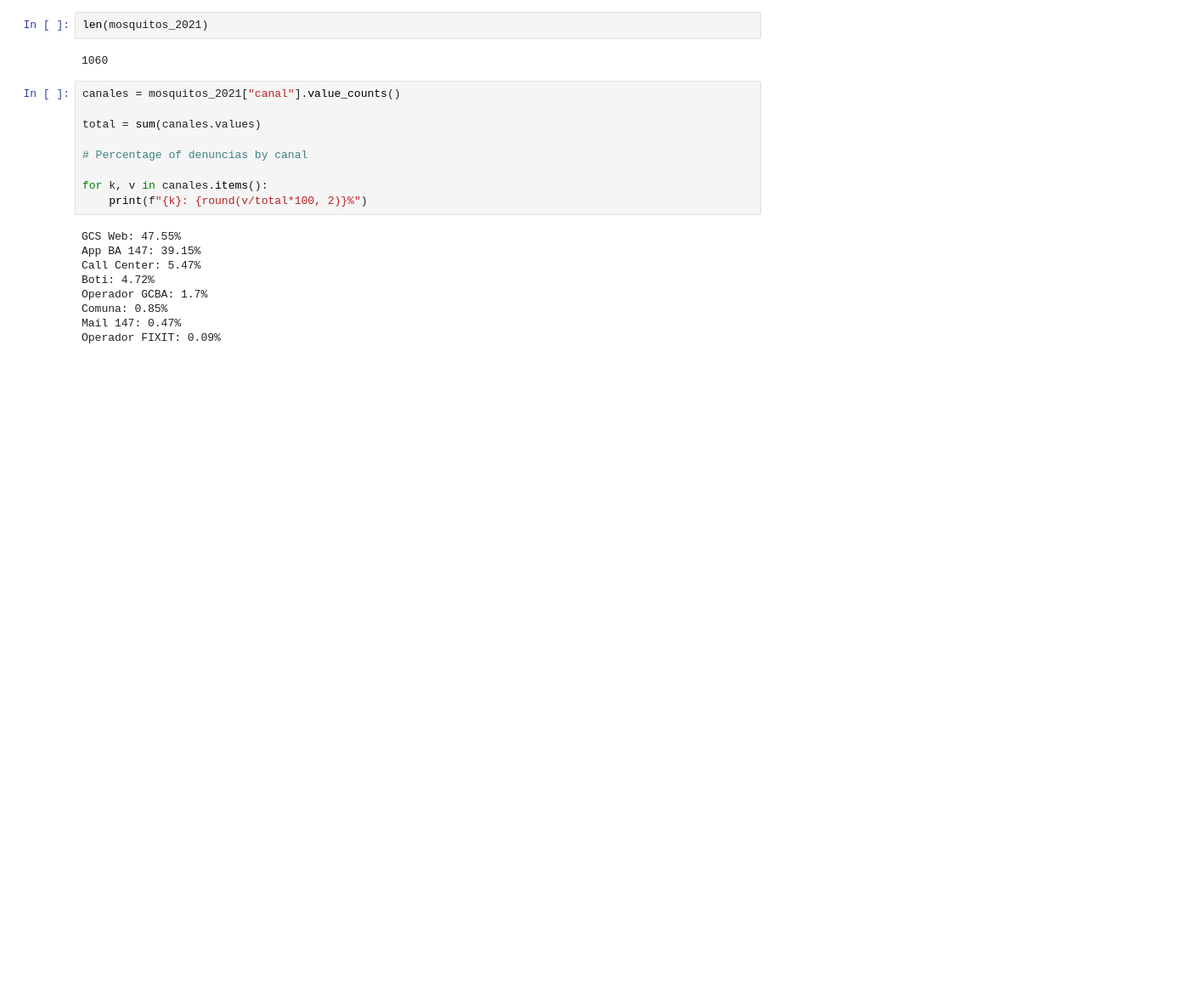
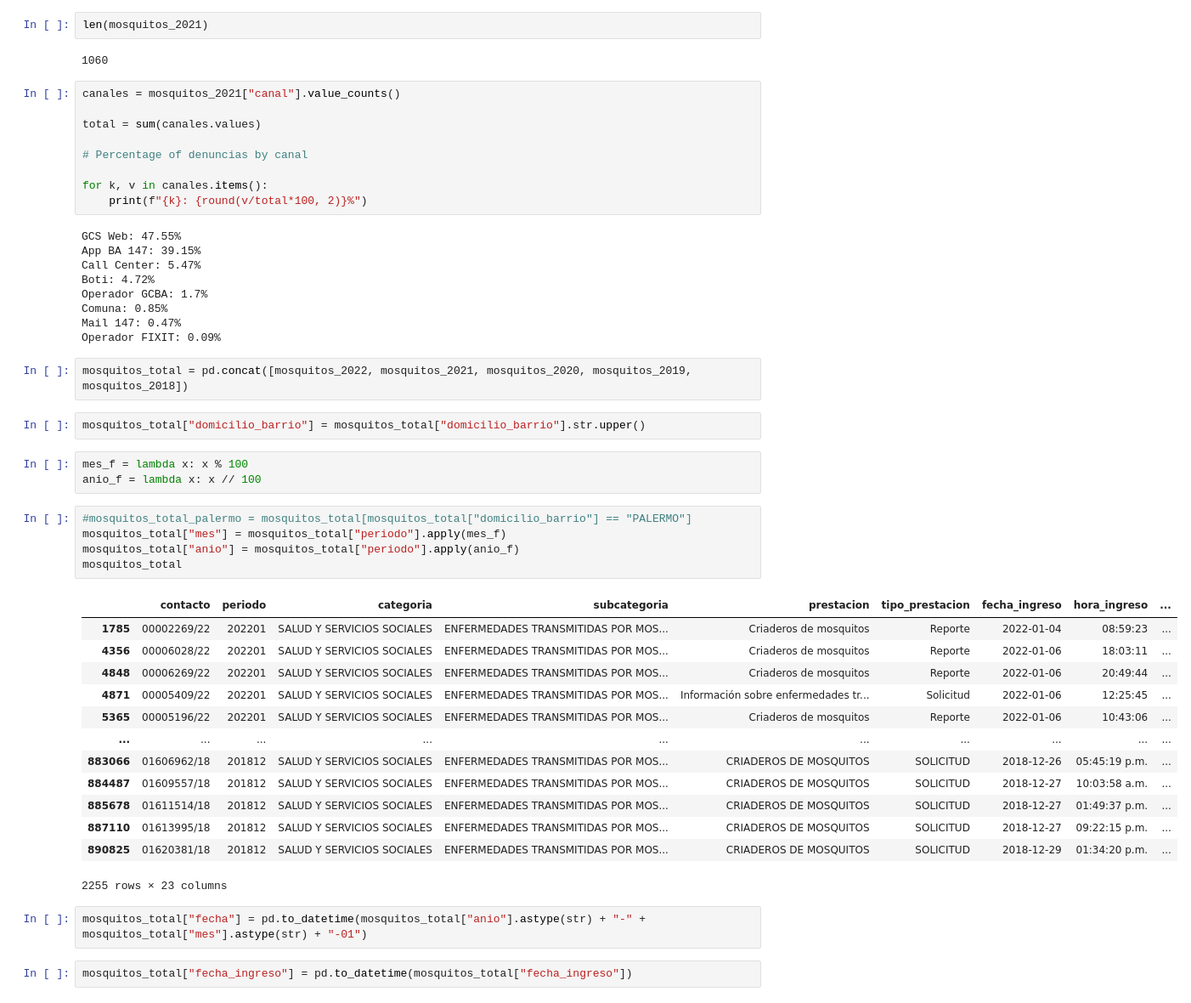
Before and after one commit to Luquish/vd_s1_parcial_mazzarello_pardo, a Jupyter notebook: data/proccessing.ipynb, the cells around one changed output. Shown at 85% size. Cells and saved outputs as stored; diff of their text form; blank space fills up the shorter version.

```diff
--- a/data/proccessing.ipynb
+++ b/data/proccessing.ipynb
@@ -179,3 +179,33 @@ Operador GCBA: 1.7%
 Comuna: 0.85%
 Mail 147: 0.47%
 Operador FIXIT: 0.09%
+# %%
+mosquitos_total = pd.concat([mosquitos_2022, mosquitos_2021, mosquitos_2020, mosquitos_2019, mosquitos_2018])
+# %%
+mosquitos_total["domicilio_barrio"] = mosquitos_total["domicilio_barrio"].str.upper()
+# %%
+mes_f = lambda x: x % 100
+anio_f = lambda x: x // 100
+# %%
+#mosquitos_total_palermo = mosquitos_total[mosquitos_total["domicilio_barrio"] == "PALERMO"]
+mosquitos_total["mes"] = mosquitos_total["periodo"].apply(mes_f)
+mosquitos_total["anio"] = mosquitos_total["periodo"].apply(anio_f)
+mosquitos_total
+# %% [output]
+|  | contacto | periodo | categoria | subcategoria | prestacion | tipo_prestacion | fecha_ingreso | hora_ingreso | ... |
+| 1785 | 00002269/22 | 202201 | SALUD Y SERVICIOS SOCIALES | ENFERMEDADES TRANSMITIDAS POR MOS... | Criaderos de mosquitos | Reporte | 2022-01-04 | 08:59:23 | ... |
+| 4356 | 00006028/22 | 202201 | SALUD Y SERVICIOS SOCIALES | ENFERMEDADES TRANSMITIDAS POR MOS... | Criaderos de mosquitos | Reporte | 2022-01-06 | 18:03:11 | ... |
+| 4848 | 00006269/22 | 202201 | SALUD Y SERVICIOS SOCIALES | ENFERMEDADES TRANSMITIDAS POR MOS... | Criaderos de mosquitos | Reporte | 2022-01-06 | 20:49:44 | ... |
+| 4871 | 00005409/22 | 202201 | SALUD Y SERVICIOS SOCIALES | ENFERMEDADES TRANSMITIDAS POR MOS... | Información sobre enfermedades tr... | Solicitud | 2022-01-06 | 12:25:45 | ... |
+| 5365 | 00005196/22 | 202201 | SALUD Y SERVICIOS SOCIALES | ENFERMEDADES TRANSMITIDAS POR MOS... | Criaderos de mosquitos | Reporte | 2022-01-06 | 10:43:06 | ... |
+| ... | ... | ... | ... | ... | ... | ... | ... | ... | ... |
+| 883066 | 01606962/18 | 201812 | SALUD Y SERVICIOS SOCIALES | ENFERMEDADES TRANSMITIDAS POR MOS... | CRIADEROS DE MOSQUITOS | SOLICITUD | 2018-12-26 | 05:45:19 p.m. | ... |
+| 884487 | 01609557/18 | 201812 | SALUD Y SERVICIOS SOCIALES | ENFERMEDADES TRANSMITIDAS POR MOS... | CRIADEROS DE MOSQUITOS | SOLICITUD | 2018-12-27 | 10:03:58 a.m. | ... |
+| 885678 | 01611514/18 | 201812 | SALUD Y SERVICIOS SOCIALES | ENFERMEDADES TRANSMITIDAS POR MOS... | CRIADEROS DE MOSQUITOS | SOLICITUD | 2018-12-27 | 01:49:37 p.m. | ... |
+| 887110 | 01613995/18 | 201812 | SALUD Y SERVICIOS SOCIALES | ENFERMEDADES TRANSMITIDAS POR MOS... | CRIADEROS DE MOSQUITOS | SOLICITUD | 2018-12-27 | 09:22:15 p.m. | ... |
+| 890825 | 01620381/18 | 201812 | SALUD Y SERVICIOS SOCIALES | ENFERMEDADES TRANSMITIDAS POR MOS... | CRIADEROS DE MOSQUITOS | SOLICITUD | 2018-12-29 | 01:34:20 p.m. | ... |
+2255 rows × 23 columns
+# %%
+mosquitos_total["fecha"] = pd.to_datetime(mosquitos_total["anio"].astype(str) + "-" + mosquitos_total["mes"].astype(str) + "-01")
+# %%
+mosquitos_total["fecha_ingreso"] = pd.to_datetime(mosquitos_total["fecha_ingreso"])
```
Also changed, not shown: parts of 8 cells of this notebook, 6 other files.
